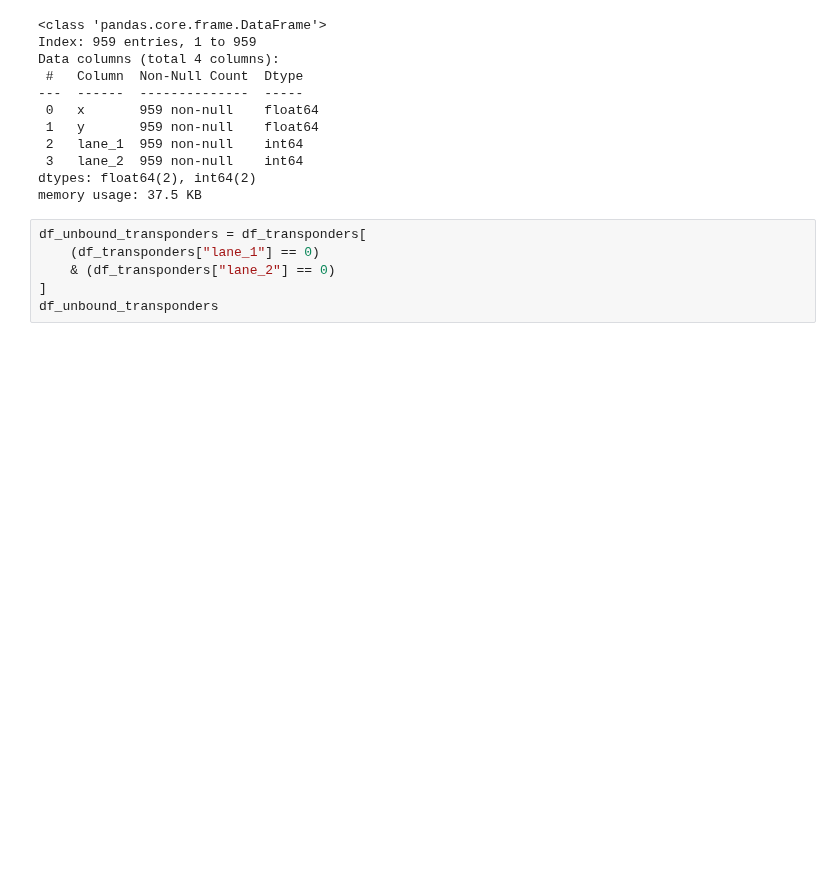
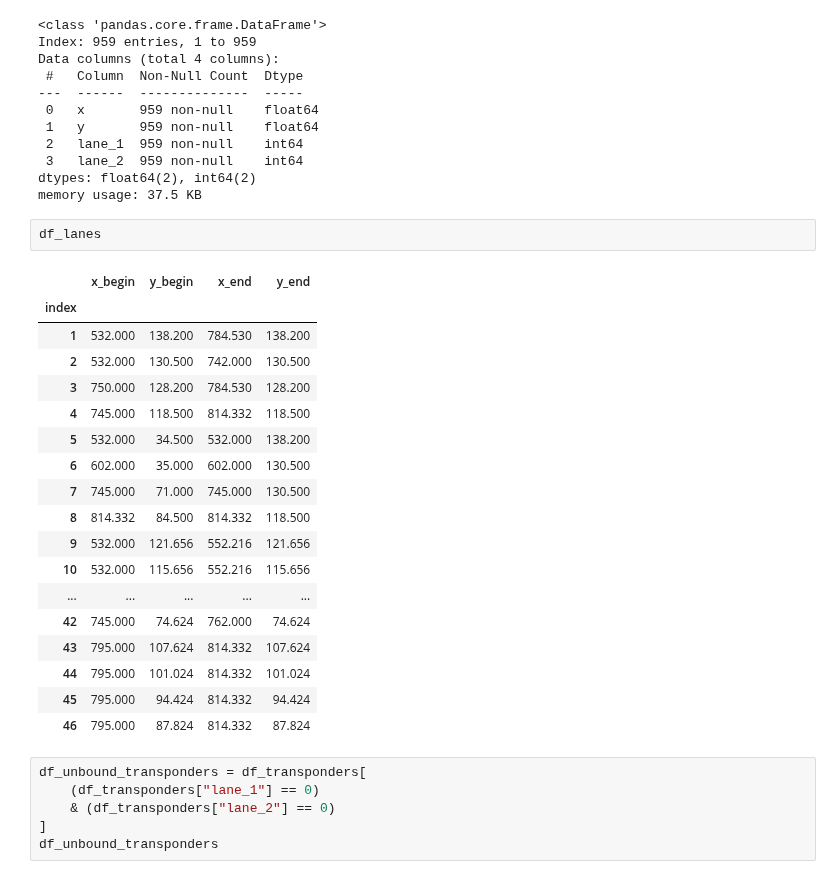
Before and after one commit to PeterAlbus/agv_parameter_visualization, a Jupyter notebook: map_asc.ipynb, the cells around one changed output. Drawn from its saved outputs; the diff is of its cells as text; blank space fills up the shorter version.

```diff
--- a/map_asc.ipynb
+++ b/map_asc.ipynb
@@ -44,6 +44,27 @@ Data columns (total 4 columns):
  3   lane_2  959 non-null    int64
 dtypes: float64(2), int64(2)
 memory usage: 37.5 KB
+# %%
+df_lanes
+# %% [output]
+|  | x_begin | y_begin | x_end | y_end |
+| index |  |  |  |  |
+| 1 | 532.000 | 138.200 | 784.530 | 138.200 |
+| 2 | 532.000 | 130.500 | 742.000 | 130.500 |
+| 3 | 750.000 | 128.200 | 784.530 | 128.200 |
+| 4 | 745.000 | 118.500 | 814.332 | 118.500 |
+| 5 | 532.000 | 34.500 | 532.000 | 138.200 |
+| 6 | 602.000 | 35.000 | 602.000 | 130.500 |
+| 7 | 745.000 | 71.000 | 745.000 | 130.500 |
+| 8 | 814.332 | 84.500 | 814.332 | 118.500 |
+| 9 | 532.000 | 121.656 | 552.216 | 121.656 |
+| 10 | 532.000 | 115.656 | 552.216 | 115.656 |
+| ... | ... | ... | ... | ... |
+| 42 | 745.000 | 74.624 | 762.000 | 74.624 |
+| 43 | 795.000 | 107.624 | 814.332 | 107.624 |
+| 44 | 795.000 | 101.024 | 814.332 | 101.024 |
+| 45 | 795.000 | 94.424 | 814.332 | 94.424 |
+| 46 | 795.000 | 87.824 | 814.332 | 87.824 |
 # %%
 df_unbound_transponders = df_transponders[
     (df_transponders["lane_1"] == 0)
```
Also changed, not shown: 1 other file.
